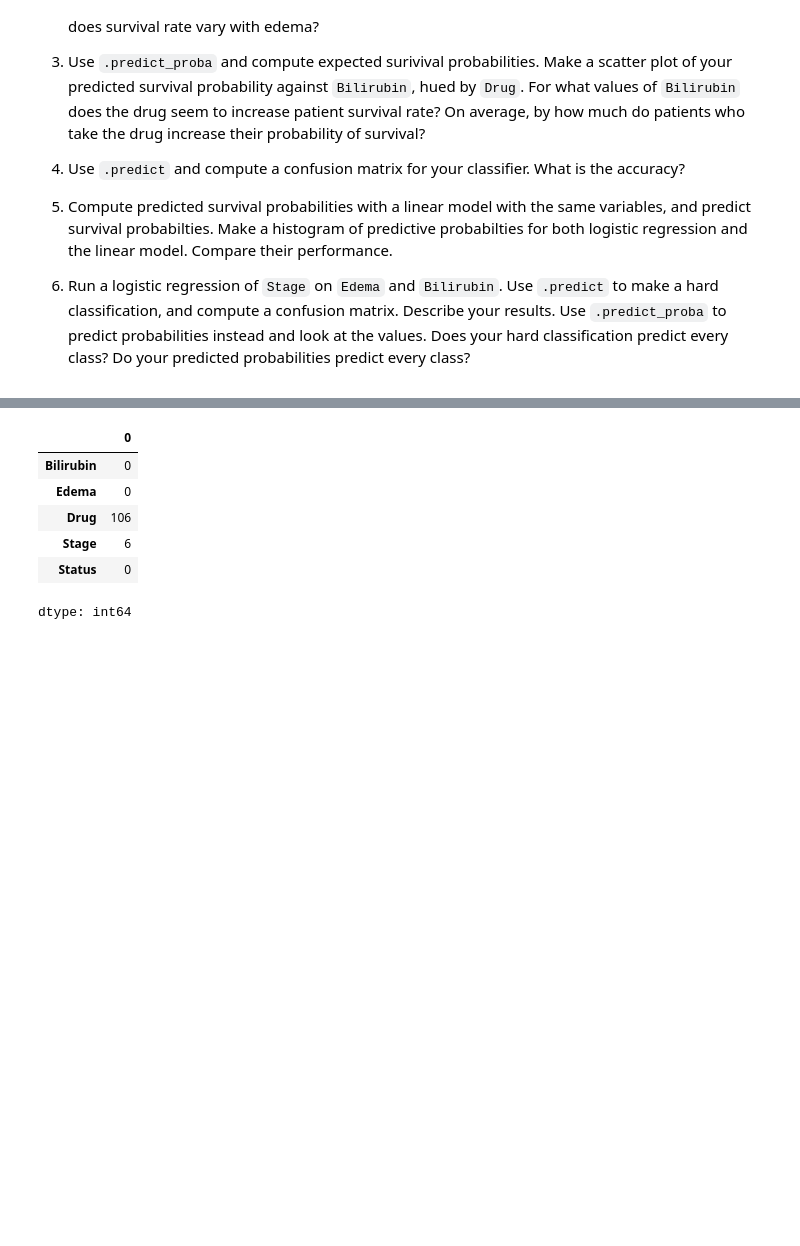
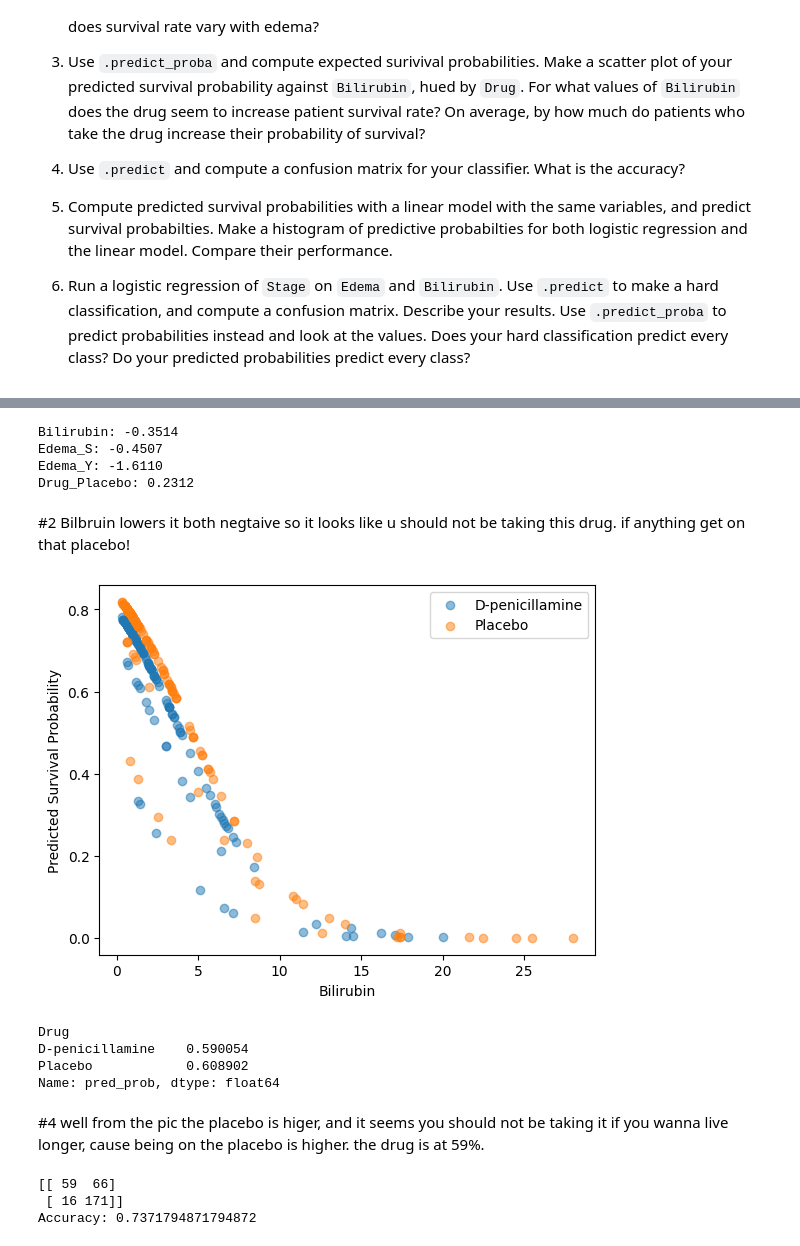
Before and after one commit to AlxScottt/undergrad_ml_assignments, a Jupyter notebook: 05_assignment_glm.ipynb, the cells around one changed output, grey strips where cells are left out. Cells and saved outputs as stored; diff of their text form; code cells hidden in the pictures; blank space fills up the shorter version.

```diff
--- a/05_assignment_glm.ipynb
+++ b/05_assignment_glm.ipynb
@@ -239,7 +239,7 @@ The relevant data are:
 #1
 import pandas as pd
 
-df = pd.read_csv("cirrhosis.csv")
-
-cols = ["Bilirubin", "Edema", "Drug", "Stage", "Status"]
-df = df[cols]
+df = pd.read_csv('cirrhosis.csv')[['Status', 'Edema', 'Drug', 'Bilirubin', 'Stage']]
+df['Alive'] = (df['Status'] != 'D').astype(int)
+df = df.dropna() #none where missing
+print(df.isnull().sum())
@@ -246,11 +254,58 @@ df = df[cols]
-# %%
-#1 contuiend queen
-df.isna().sum() #only drug is missig
-# %% [output]
-|  | 0 |
-| Bilirubin | 0 |
-| Edema | 0 |
-| Drug | 106 |
-| Stage | 6 |
-| Status | 0 |
-dtype: int64
+# %%
+#2
+from sklearn.linear_model import LogisticRegression
+
+X = pd.get_dummies(df[['Edema', 'Drug', 'Bilirubin']], drop_first=True)
+y = df['Alive']
+
+model = LogisticRegression()
+model.fit(X, y)
+
+for name, coef in zip(X.columns, model.coef_[0]):
+    print(f"{name}: {coef:.4f}")
+# %% [output]
+Bilirubin: -0.3514
+Edema_S: -0.4507
+Edema_Y: -1.6110
+Drug_Placebo: 0.2312
+# %% [markdown]
+#2
+Bilbruin lowers it
+both negtaive so it looks like u should not be taking this drug.
+if anything get on that placebo!
+# %%
+#3
+import matplotlib.pyplot as plt
+
+df['pred_prob'] = model.predict_proba(X)[:, 1]
+
+for drug in df['Drug'].unique():
+    mask = df['Drug'] == drug
+    plt.scatter(df.loc[mask, 'Bilirubin'], df.loc[mask, 'pred_prob'], alpha=0.5, label=drug)
+
+plt.xlabel('Bilirubin')
+plt.ylabel('Predicted Survival Probability')
+plt.legend()
+plt.show()
+
+print(df.groupby('Drug')['pred_prob'].mean())
+# %% [output]
+[figure, added]
+Drug
+D-penicillamine    0.590054
+Placebo            0.608902
+Name: pred_prob, dtype: float64
+# %% [markdown]
+#4
+well from the pic the placebo is higer, and it seems you should not be taking it if you wanna live longer, cause being on the placebo is higher. the drug is at 59%.
+# %%
+#5
+from sklearn.metrics import confusion_matrix, accuracy_score
+
+y_pred = model.predict(X)
+print(confusion_matrix(y, y_pred))
+print("Accuracy:", accuracy_score(y, y_pred))
+# %% [output]
+[[ 59  66]
+ [ 16 171]]
+Accuracy: 0.7371794871794872
```
Also changed, not shown: parts of 6 cells of this notebook.
